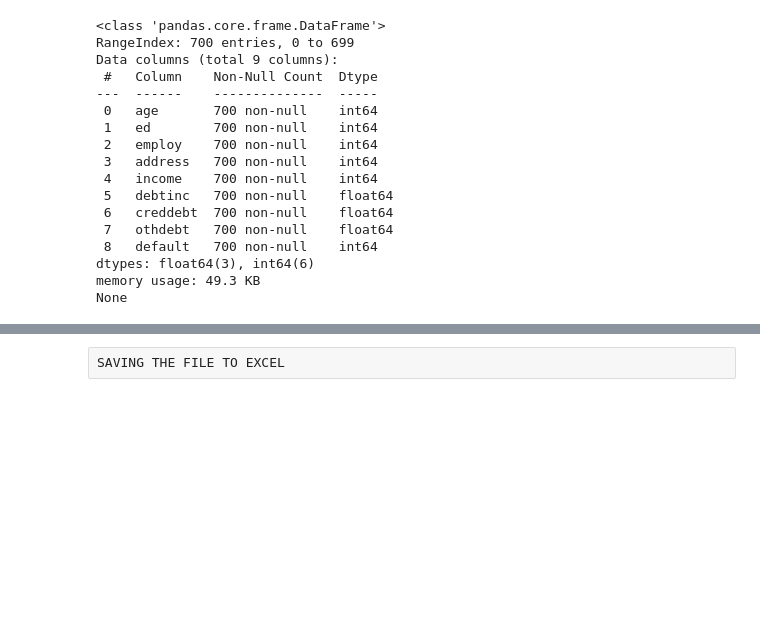
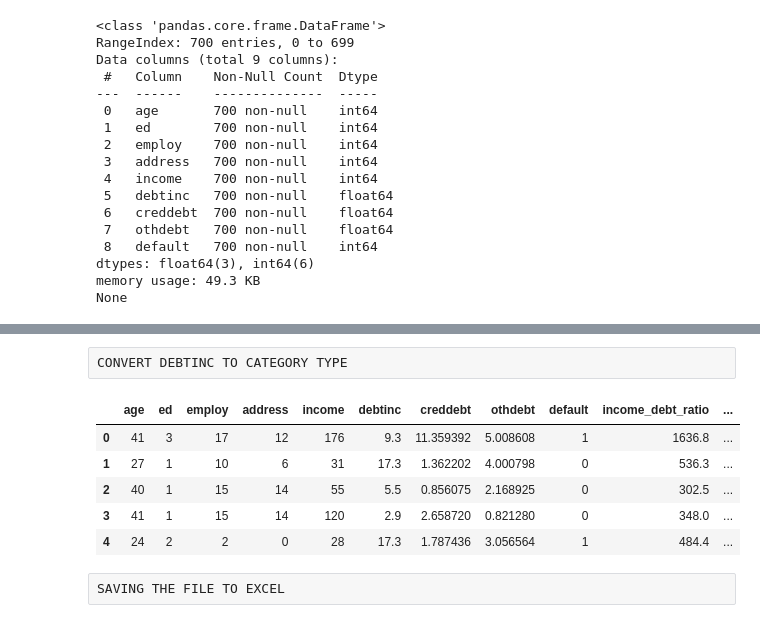
Before and after one commit to JordyR14/Data_Science_Projects, a Jupyter notebook: Jordy Ruiz - AIFS Lesson 2 ML and AI Algorithms.ipynb, the cells around one changed output, grey strips where cells are left out. Cells and saved outputs as stored; diff of their text form; code cells hidden in the pictures; blank space fills up the shorter version.

```diff
--- a/Jordy Ruiz - AIFS Lesson 2 ML and AI Algorithms.ipynb
+++ b/Jordy Ruiz - AIFS Lesson 2 ML and AI Algorithms.ipynb
@@ -282,3 +283,9 @@ Data columns (total 9 columns):
 dtypes: float64(3), int64(6)
 memory usage: 49.3 KB
 None
+# %%
+# Multiply 'income' and 'debtinc' to create a new column 'income_debt_ratio'
+data['income_debt_ratio'] = data['income'] * data['debtinc']
+
+# Display the first few rows to see the new 'income_debt_ratio' column
+print(data.head())
@@ -285,3 +306,24 @@ None
+# %% [raw]
+CONVERT DEBTINC TO CATEGORY TYPE
+# %%
+def categorize_debtinc(debtinc):
+    if debtinc < 10:
+        return 'Low'
+    elif 10 <= debtinc < 20:
+        return 'Medium'
+    else:
+        return 'High'
+
+data['debtinc_category'] = data['debtinc'].apply(categorize_debtinc)
+
+data.head()
+# %% [output]
+|  | age | ed | employ | address | income | debtinc | creddebt | othdebt | default | income_debt_ratio | ... |
+| 0 | 41 | 3 | 17 | 12 | 176 | 9.3 | 11.359392 | 5.008608 | 1 | 1636.8 | ... |
+| 1 | 27 | 1 | 10 | 6 | 31 | 17.3 | 1.362202 | 4.000798 | 0 | 536.3 | ... |
+| 2 | 40 | 1 | 15 | 14 | 55 | 5.5 | 0.856075 | 2.168925 | 0 | 302.5 | ... |
+| 3 | 41 | 1 | 15 | 14 | 120 | 2.9 | 2.658720 | 0.821280 | 0 | 348.0 | ... |
+| 4 | 24 | 2 | 2 | 0 | 28 | 17.3 | 1.787436 | 3.056564 | 1 | 484.4 | ... |
 # %% [raw]
 SAVING THE FILE TO EXCEL
 # %%
```
Also changed, not shown: parts of 3 cells of this notebook, 2 other files.
